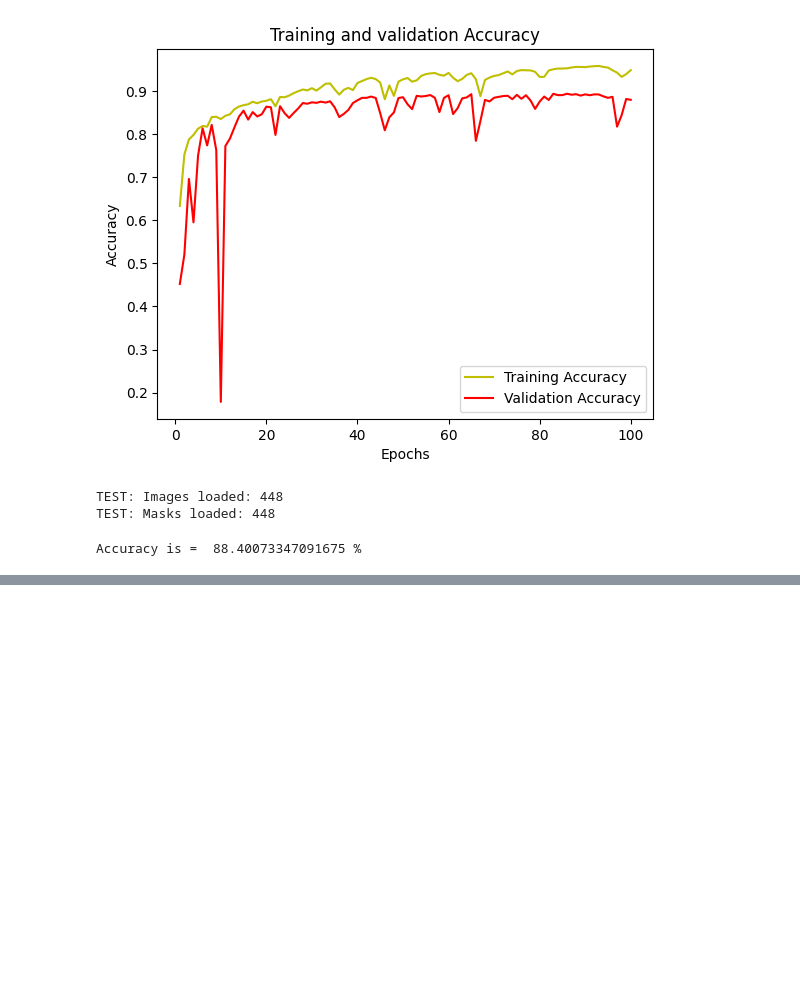
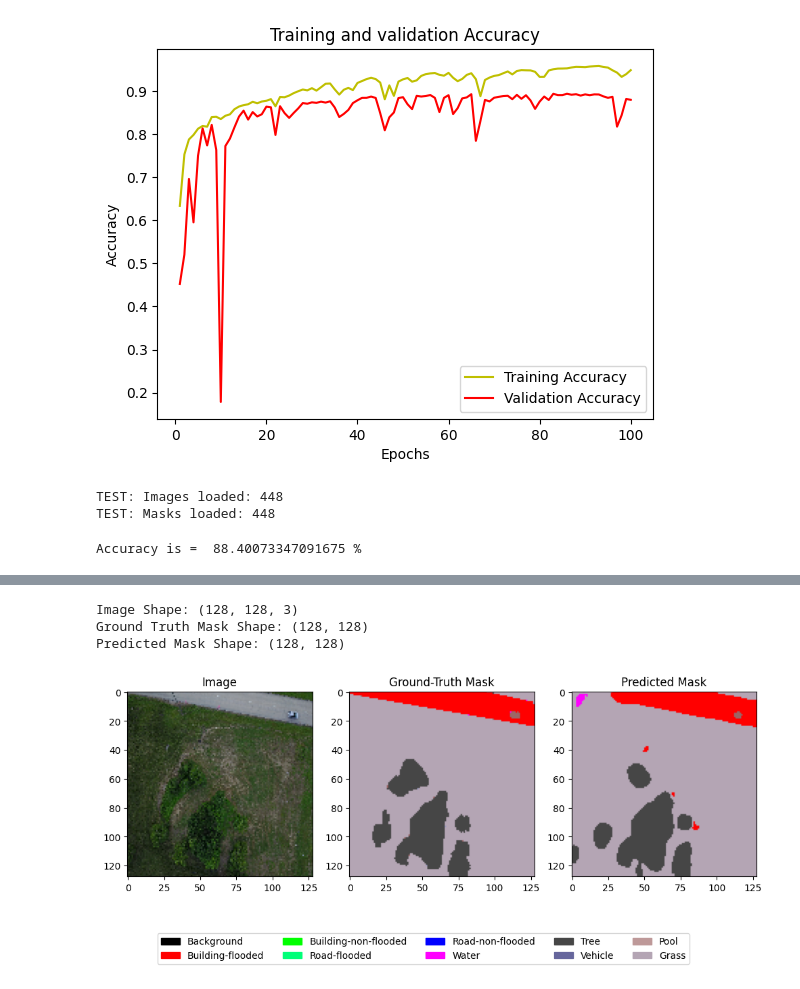
Before and after one commit to AbdulManaf12/Post-Flood-Disaster-Management, a Jupyter notebook: Segmentation/U-Net(ResNet34).ipynb, the cells around one changed output, grey strips where cells are left out. Cells and saved outputs as stored; diff of their text form; code cells hidden in the pictures; blank space fills up the shorter version.

```diff
--- a/Segmentation/U-Net(ResNet34).ipynb
+++ b/Segmentation/U-Net(ResNet34).ipynb
@@ -329,0 +340,7 @@ Predicted Mask Shape: (128, 128)
+# %%
+display_random_function()
+# %% [output]
+Image Shape: (128, 128, 3)
+Ground Truth Mask Shape: (128, 128)
+Predicted Mask Shape: (128, 128)
+[figure, added]
```
Also changed, not shown: parts of 8 cells of this notebook.
